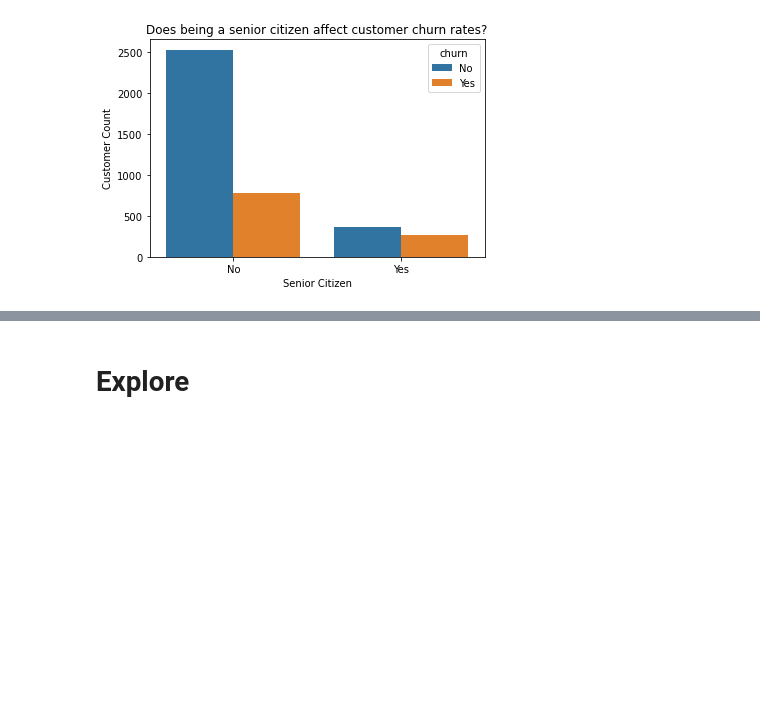
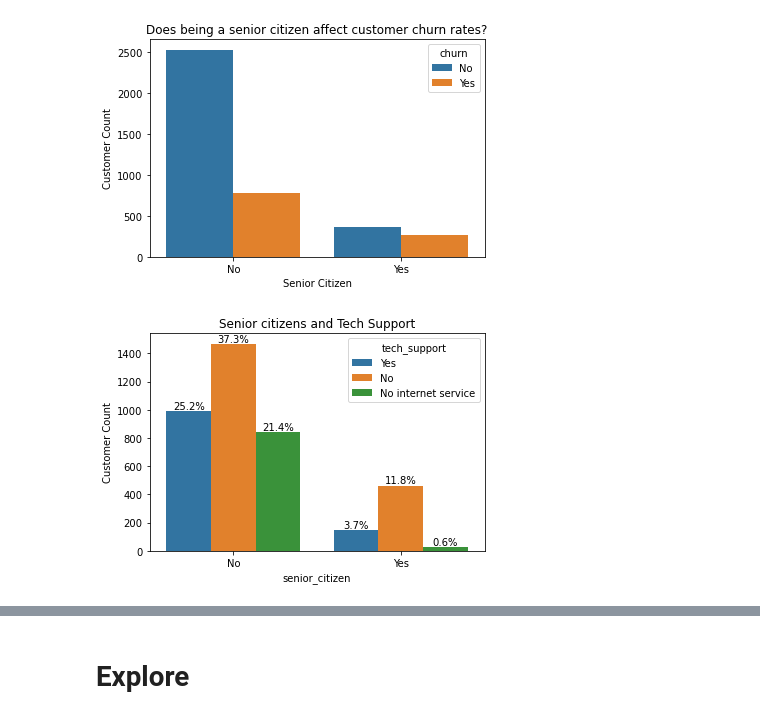
Before and after one commit to raedownen/Project_1-Classification, a Jupyter notebook: telco-draft.ipynb, the cells around one changed output, grey strips where cells are left out. Saved outputs shown, nothing was run; the diff lists cells and outputs as text; code cells hidden in the pictures; blank space fills up the shorter version.

```diff
--- a/telco-draft.ipynb
+++ b/telco-draft.ipynb
@@ -160,3 +199,36 @@ plt.ylabel("Customer Count")
 plt.show()
 # %% [output]
 [figure]
+# %%
+import seaborn as sns
+import matplotlib.pyplot as plt
+import numpy as np
+import pandas as pd
+
+plt.rcParams["figure.figsize"] = [7.00, 3.50]
+plt.rcParams["figure.autolayout"] = True
+
+df = pd.DataFrame(dict(col1=np.array([2, 4, 1, 1, 1, 4])))
+
+ax = sns.countplot(x="col1", data=df)
+
+for p in ax.patches:
+   ax.annotate('{:.1f}'.format(p.get_height()), (p.get_x()+0.25, p.get_height()+0.01))
+
+plt.show()
+# %%
+# plot
+ax= sns.countplot(x="senior_citizen", hue="tech_support", data=train)
+ax.set(ylabel='Customer Count', title='Senior citizens and Tech Support')
+
+# add annotations
+for c in ax.containers:
+
+    # custom label calculates percent and add an empty string so 0 value bars don't have a number
+    labels = [f'{h/train.tech_support.count()*100:0.1f}%' if (h := v.get_height()) > 0 else '' for v in c]
+
+    ax.bar_label(c, labels=labels, label_type='edge')
+
+plt.show()
+# %% [output]
+[figure, added]
```
Also changed, not shown: parts of 19 cells of this notebook, 1 other file.
